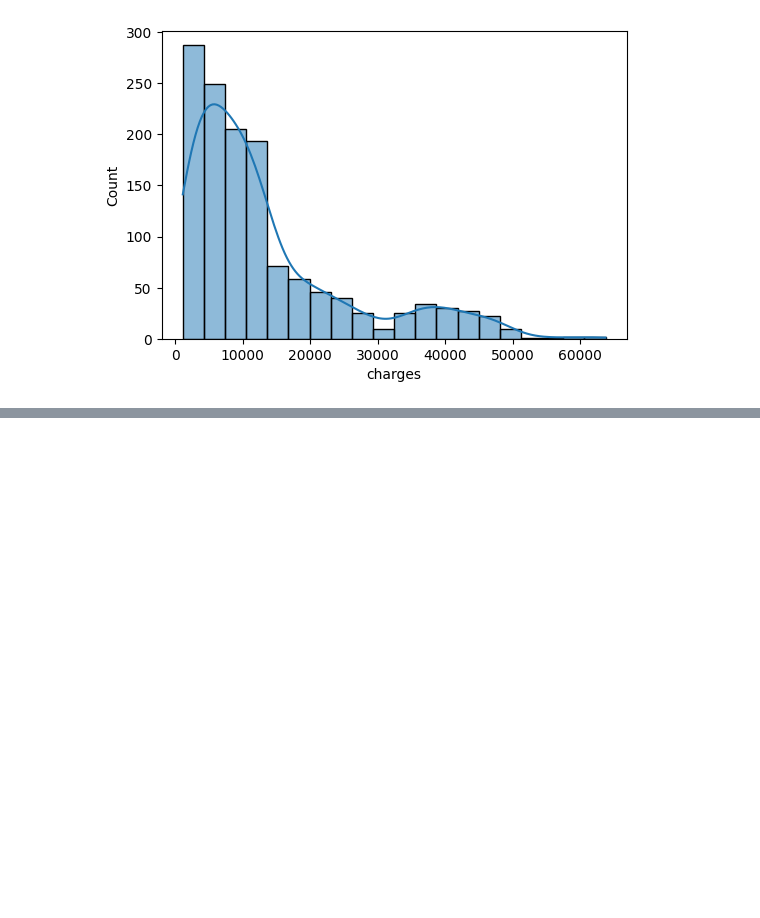
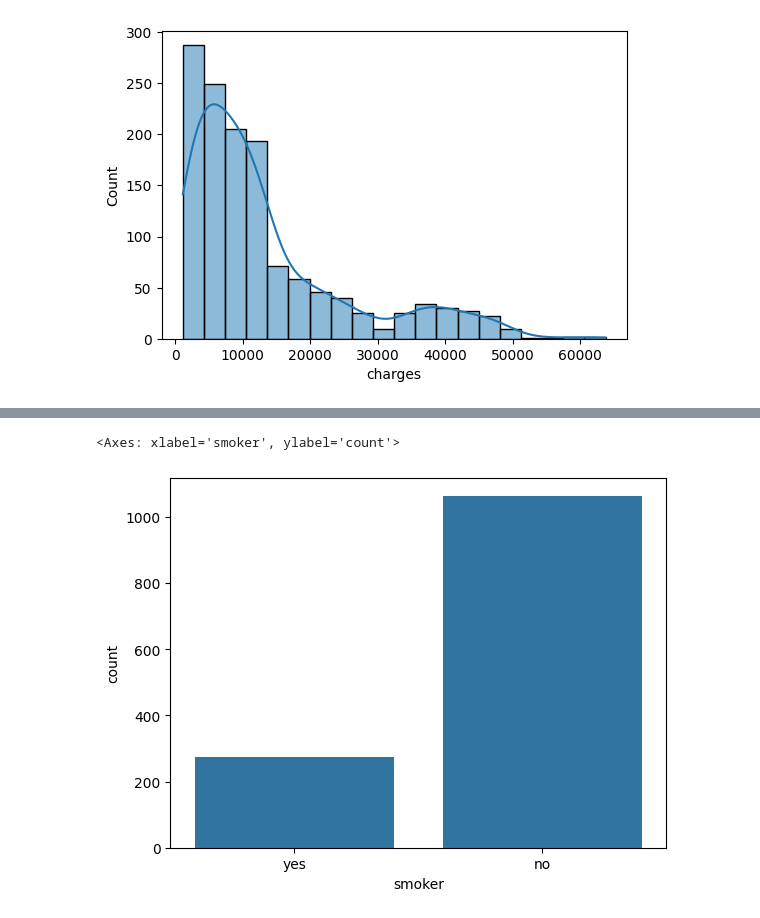
Before and after one commit to nabin12468/ML-WORK, a Jupyter notebook: DataAnalysis.ipynb, the cells around one changed output, grey strips where cells are left out. Drawn from its saved outputs; the diff is of its cells as text; code cells hidden in the pictures; blank space fills up the shorter version.

```diff
--- a/DataAnalysis.ipynb
+++ b/DataAnalysis.ipynb
@@ -100,0 +106,5 @@ sns.countplot(df['children'])
+# %%
+sns.countplot( x = df['smoker'])
+# %% [output]
+<Axes: xlabel='smoker', ylabel='count'>
+[figure, added]
```
Also changed, not shown: parts of 26 cells of this notebook.
